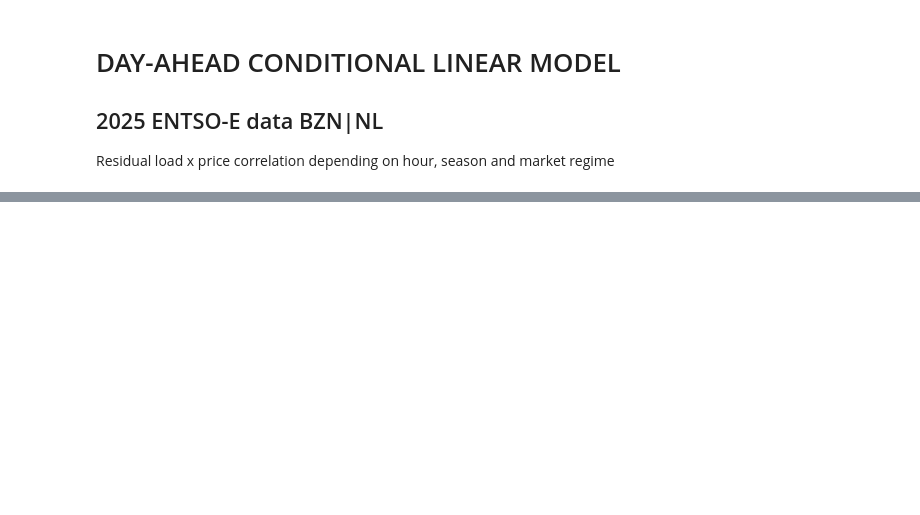
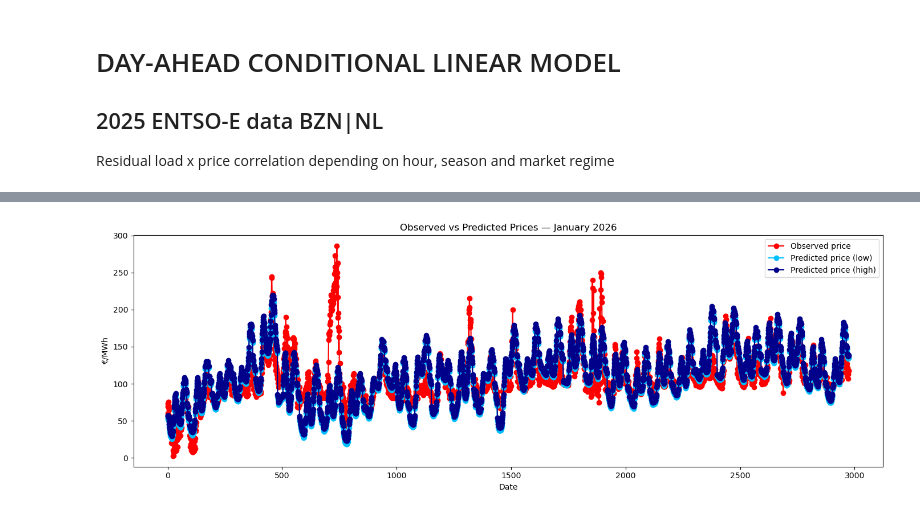
Before and after one commit to nickleu/EnergyMarket_NL, a Jupyter notebook: Notebooks/03_conditional_linear_models.ipynb, the cells around one changed output, grey strips where cells are left out. Drawn from its saved outputs; the diff is of its cells as text; code cells hidden in the pictures; blank space fills up the shorter version.

```diff
--- a/Notebooks/03_conditional_linear_models.ipynb
+++ b/Notebooks/03_conditional_linear_models.ipynb
@@ -92,0 +165,13 @@ print(X_new)
+# %%
+plt.figure(figsize=(14,5))
+plt.plot(price_load_jan2026.index, price_load_jan2026["price"],color='red', marker='o', label="Observed price")
+plt.plot(price_load_jan2026.index, price_load_jan2026["price_lo"],color='deepskyblue', marker='o', label="Predicted price (low)")
+plt.plot(price_load_jan2026.index, price_load_jan2026["price_hi"],color='darkblue', marker='o', label="Predicted price (high)")
+plt.xlabel("Date")
+plt.ylabel("€/MWh")
+plt.title("Observed vs Predicted Prices — January 2026")
+plt.legend()
+plt.tight_layout()
+plt.show()
+# %% [output]
+[figure, added]
```
Also changed, not shown: parts of 3 cells of this notebook, 15 other files.
